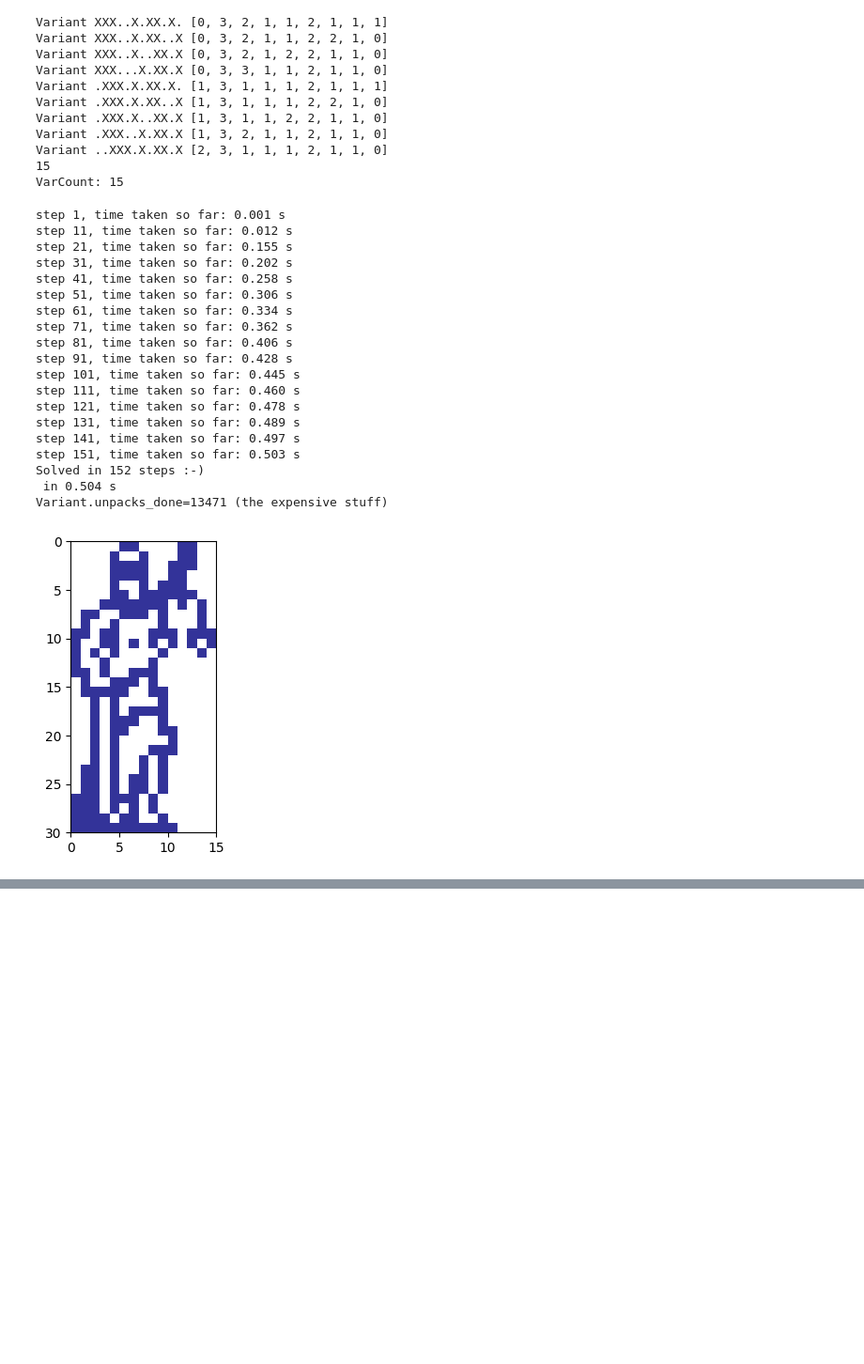
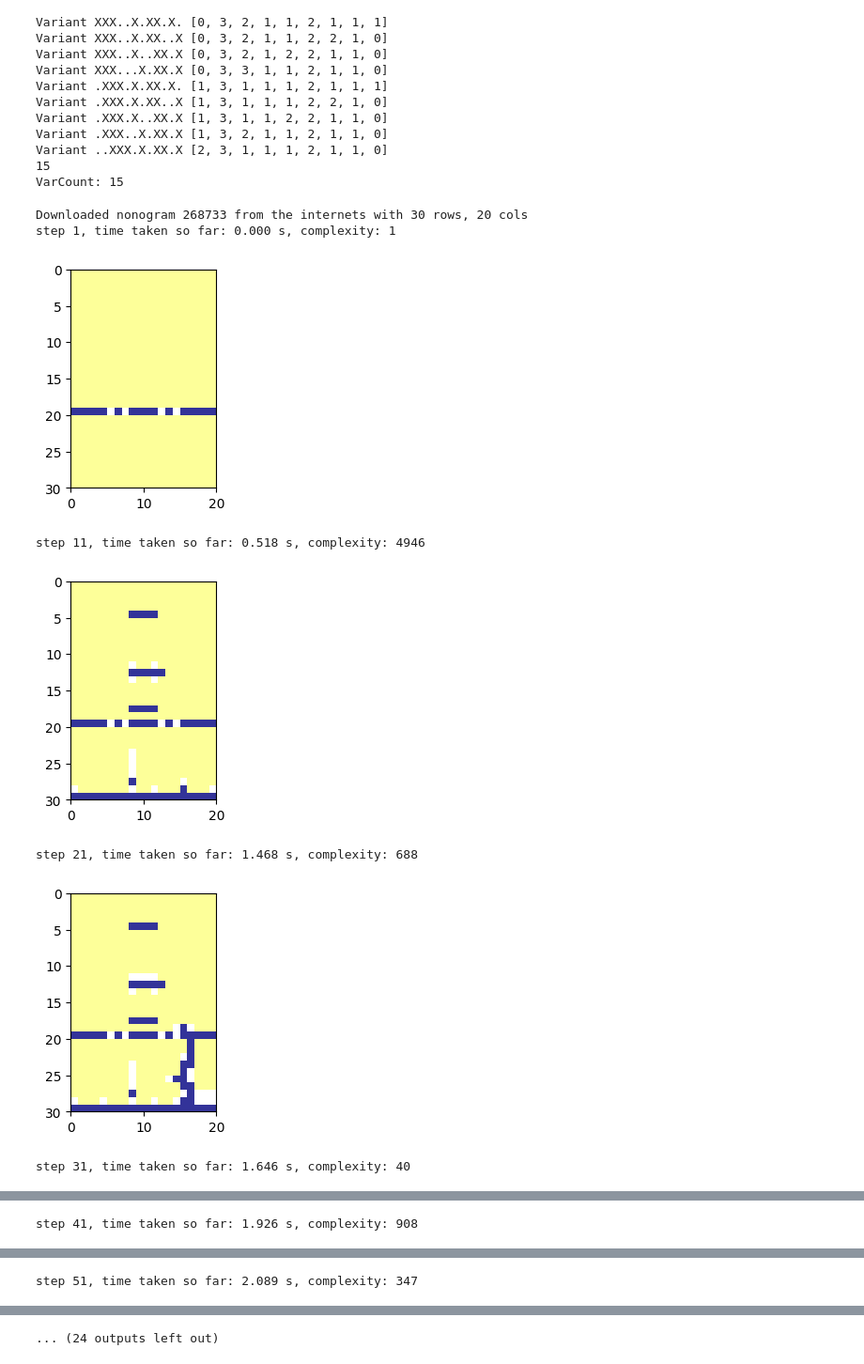
Before and after one commit to DeirhX/griddler, a Jupyter notebook: Griddler.ipynb, the cells around one changed output, grey strips where cells are left out. Shown at 94% size. Drawn from its saved outputs; the diff is of its cells as text; code cells hidden in the pictures; blank space fills up the shorter version.

Commit message:
Load them nonograms from them webs

```diff
--- a/Griddler.ipynb
+++ b/Griddler.ipynb
@@ -114,10 +114,11 @@ class Field:
         self.cols = cols
         self.mat = np.zeros((len(self.rows), len(self.cols)))
         self.npass = 0
+        self.complexity = 0
     def __repr__(self):
         return f'{self.mat}'
     def solve_step(self):
-        # Odd passes - rows. Even passes - columns
+        self.complexity = 0
         previous_mat = self.mat.copy()
         row_val, col_val = 1, 0
 
@@ -126,20 +127,20 @@ class Field:
         lines = [(i,line,row_val,self.mat[i,:]) for i,line in enumerate(self.rows)] + \
                 [(i,line,col_val,self.mat[:,i]) for i,line in enumerate(self.cols)]
         lines = sorted(lines, key = lambda t: t[1].variant_discount(self.mat.shape[t[2]], np.count_nonzero(t[3])))
-        # print(f'Most variants: {lines[-1][1].variant_count(self.mat.shape[lines[-1][2]])}')
 
         changed = None
         for i, line, is_row, known_pieces in lines:
-            if changed: break
-            if not 0 in known_pieces: continue # Already solved
+            if changed:
+                break # Last line did add some new information, restart from simplest ones
+            if not 0 in known_pieces:
+                continue # Already solved
 
             length = self.mat.shape[is_row]
             variants = Variants(line.variants(length, known_pieces))
+            self.complexity += variants.count
             if debug_level > 1: print(variants)
             if debug_level > 2: print(f'{known_pieces=}')
 
-            # known_pieces = variants.aggregate
-            # continue
             for j in range(len(variants.aggregate)):
                 prob = variants.aggregate[j]
                 if prob == -1 or prob == 1:
@@ -153,6 +154,9 @@ class Field:
         if debug_level > 1: print(self.mat)
         return (previous_mat != self.mat).any()
 
+    def last_complexity(self):
+        return self.complexity
+
     def visualize(self):
         fig, ax = plt.subplots(figsize=(2, 8))
         ax.pcolormesh(self.mat, cmap='terrain_r')
@@ -206,46 +231,40 @@ field = Field(rows, cols)
 # %%
-start = time.perf_counter()
+# Load our next puzzle
+# rows, cols = get_test_puzzle('gridler.test.json.txt')
+rows, cols = get_actual_puzzle(268733)
+
+srows = [Seq(row) for row in rows]
+scols = [Seq(col) for col in cols]
+field = Field(srows, scols)
+
 prev = start
 step = 0
 debug_level = 0
 Variant.unpacks_done = 0
+start = time.perf_counter()
+
+# Fire the solver
 while field.solve_step():
     step += 1
     if step % 10 == 1:
         # print(f'time taken: {time.perf_counter() - prev:.3f} s (total {time.perf_counter() - start:.3f} s) ')
-        print(f'step {step}, time taken so far: {time.perf_counter() - start:.3f} s')
-        # field.visualize()
+        print(f'step {step}, time taken so far: {time.perf_counter() - start:.3f} s, complexity: {field.last_complexity()}')
+        field.visualize()
     prev = time.perf_counter()
 
 print(f"Solved in {step} steps :-)") if not 0.5 in field.mat else print("Unsolved :-(")
 print(f" in {time.perf_counter() - start:.3f} s")
 print(f"{Variant.unpacks_done=} (the expensive stuff)")
 field.visualize()
 
 # Current state:
-#  Not that slow
-#  No longer has to walk through all possibilites
 #  Still No branching support
-#  May(?) handle big matrixes
-#
 # %% [output]
-step 1, time taken so far: 0.001 s
-step 11, time taken so far: 0.012 s
-step 21, time taken so far: 0.155 s
-step 31, time taken so far: 0.202 s
-step 41, time taken so far: 0.258 s
-step 51, time taken so far: 0.306 s
-step 61, time taken so far: 0.334 s
-step 71, time taken so far: 0.362 s
-step 81, time taken so far: 0.406 s
-step 91, time taken so far: 0.428 s
-step 101, time taken so far: 0.445 s
-step 111, time taken so far: 0.460 s
-step 121, time taken so far: 0.478 s
-step 131, time taken so far: 0.489 s
-step 141, time taken so far: 0.497 s
-step 151, time taken so far: 0.503 s
-Solved in 152 steps :-)
- in 0.504 s
-Variant.unpacks_done=13471 (the expensive stuff)
+Downloaded nonogram 268733 from the internets with 30 rows, 20 cols
+step 1, time taken so far: 0.000 s, complexity: 1
-[figure, old version]
+[figure, new version]
+step 11, time taken so far: 0.518 s, complexity: 4946
+[figure, added]
+step 21, time taken so far: 1.468 s, complexity: 688
+[figure, added]
+step 31, time taken so far: 1.646 s, complexity: 40
@@ -251,0 +272 @@ Variant.unpacks_done=13471 (the expensive stuff)
+step 41, time taken so far: 1.926 s, complexity: 908
@@ -251,0 +274 @@ Variant.unpacks_done=13471 (the expensive stuff)
+step 51, time taken so far: 2.089 s, complexity: 347
@@ -251,0 +276 @@ Variant.unpacks_done=13471 (the expensive stuff)
+... (24 outputs left out)
```
Also changed, not shown: parts of 3 cells of this notebook.
